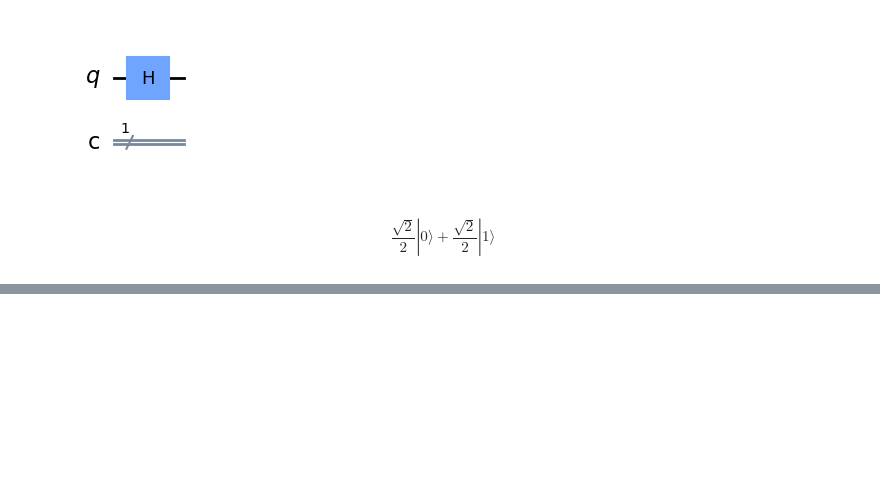
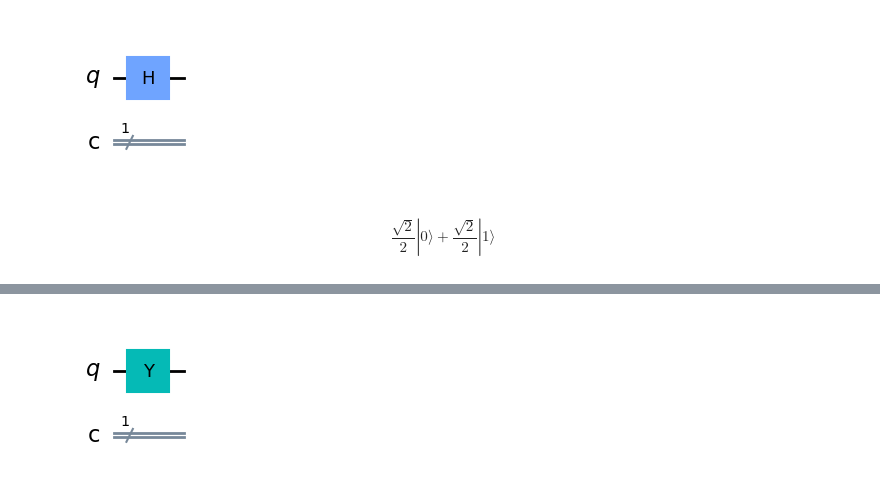
Before and after one commit to EusseJhoan/Utel_descifradoElQuantum, a Jupyter notebook: Descifrando_el_quantum.ipynb, the cells around one changed output, grey strips where cells are left out. Drawn from its saved outputs; the diff is of its cells as text; code cells hidden in the pictures; blank space fills up the shorter version.

```diff
--- a/Descifrando_el_quantum.ipynb
+++ b/Descifrando_el_quantum.ipynb
@@ -109,0 +120,6 @@ $$\frac{\sqrt{2}}{2} |0\rangle+\frac{\sqrt{2}}{2} |1\rangle$$
+# %%
+compuertaY=QuantumCircuit(1,1)
+compuertaY.y(0) #Aplico compuerta lógica cuántica Y al primer cubit (cúbit 0)
+compuertaY.draw(output="mpl")
+# %% [output]
+[figure, added]
```
Also changed, not shown: parts of 25 cells of this notebook.
